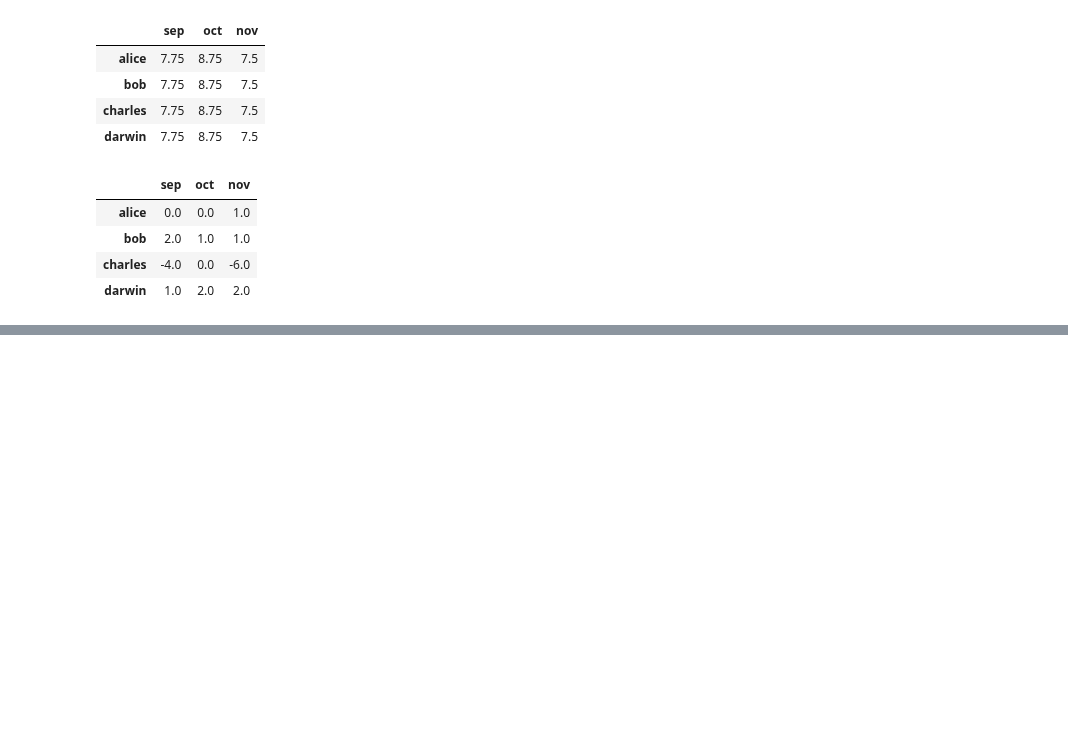
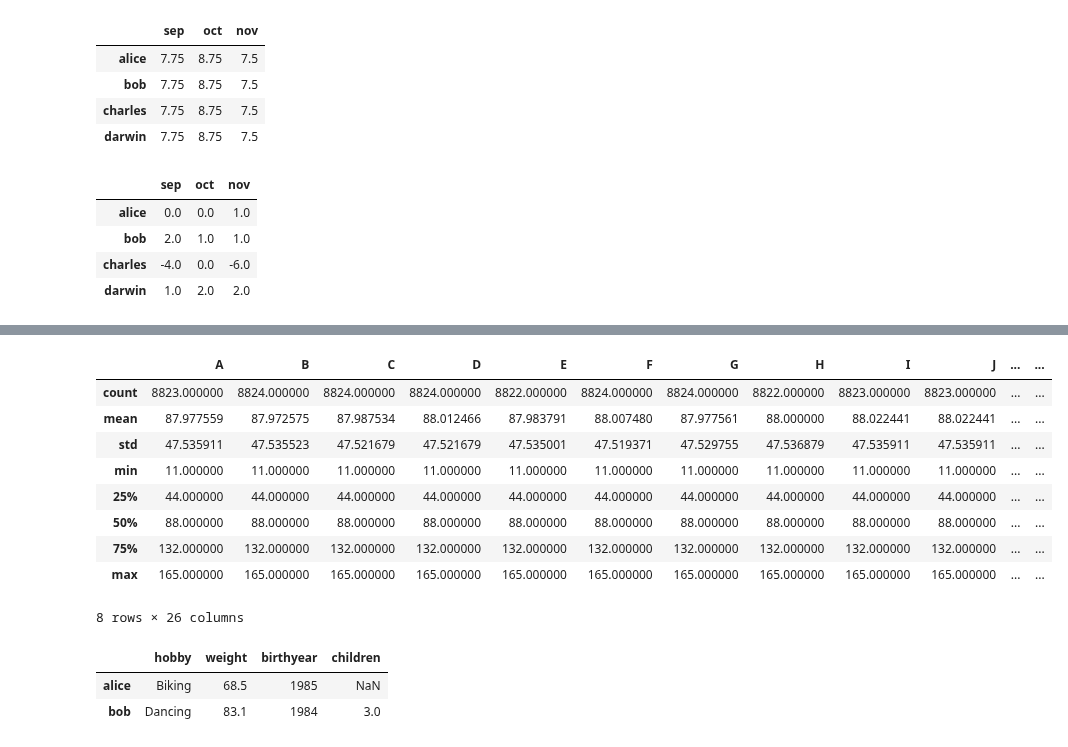
Before and after one commit to sbs24013/Learning-Data-Analytics, a Jupyter notebook: Tools/tools_pandas.ipynb, the cells around one changed output, grey strips where cells are left out. Saved outputs shown, nothing was run; the diff lists cells and outputs as text; code cells hidden in the pictures; blank space fills up the shorter version.

```diff
--- a/Tools/tools_pandas.ipynb
+++ b/Tools/tools_pandas.ipynb
@@ -1200,0 +1514,35 @@ grades - grades.values.mean() # 모든 점수에서 전체 평균을 뺀다
+# %%
+# describe() 각 열에 대한 주요 집계 연산을 수행한 결과를 보여준다
+# count: null(NaN)이 아닌 값의 개수
+# mean: null이 아닌 값의 평균
+# std: null이 아닌 값의 표준 편차
+# min: null이 아닌 값의 최솟값
+# 25%, 50%, 75%: null이 아닌 값의 25번째, 50번째, 75번째 백분위수
+# max: null이 아닌 값의 최댓값
+large_df.describe()
+# %% [output]
+|  | A | B | C | D | E | F | G | H | I | J | ... | ... |
+| count | 8823.000000 | 8824.000000 | 8824.000000 | 8824.000000 | 8822.000000 | 8824.000000 | 8824.000000 | 8822.000000 | 8823.000000 | 8823.000000 | ... | ... |
+| mean | 87.977559 | 87.972575 | 87.987534 | 88.012466 | 87.983791 | 88.007480 | 87.977561 | 88.000000 | 88.022441 | 88.022441 | ... | ... |
+| std | 47.535911 | 47.535523 | 47.521679 | 47.521679 | 47.535001 | 47.519371 | 47.529755 | 47.536879 | 47.535911 | 47.535911 | ... | ... |
+| min | 11.000000 | 11.000000 | 11.000000 | 11.000000 | 11.000000 | 11.000000 | 11.000000 | 11.000000 | 11.000000 | 11.000000 | ... | ... |
+| 25% | 44.000000 | 44.000000 | 44.000000 | 44.000000 | 44.000000 | 44.000000 | 44.000000 | 44.000000 | 44.000000 | 44.000000 | ... | ... |
+| 50% | 88.000000 | 88.000000 | 88.000000 | 88.000000 | 88.000000 | 88.000000 | 88.000000 | 88.000000 | 88.000000 | 88.000000 | ... | ... |
+| 75% | 132.000000 | 132.000000 | 132.000000 | 132.000000 | 132.000000 | 132.000000 | 132.000000 | 132.000000 | 132.000000 | 132.000000 | ... | ... |
+| max | 165.000000 | 165.000000 | 165.000000 | 165.000000 | 165.000000 | 165.000000 | 165.000000 | 165.000000 | 165.000000 | 165.000000 | ... | ... |
+8 rows × 26 columns
+# %%
+# 저장 & 로딩
+# 판다스는 DF를 여러 가지 포맷으로 저장할 수 있다 (CSV, Excel, JSON, HTML, HDF5, SQL 데이터베이스)
+
+# 예제를 위한 DF
+my_df = pd.DataFrame(
+    [["Biking", 68.5, 1985, np.nan], ["Dancing", 83.1, 1984, 3]],
+    columns=["hobby","weight","birthyear","children"],
+    index=["alice", "bob"]
+)
+my_df
+# %% [output]
+|  | hobby | weight | birthyear | children |
+| alice | Biking | 68.5 | 1985 | NaN |
+| bob | Dancing | 83.1 | 1984 | 3.0 |
```
Also changed, not shown: parts of 48 cells of this notebook, 4 other files.
